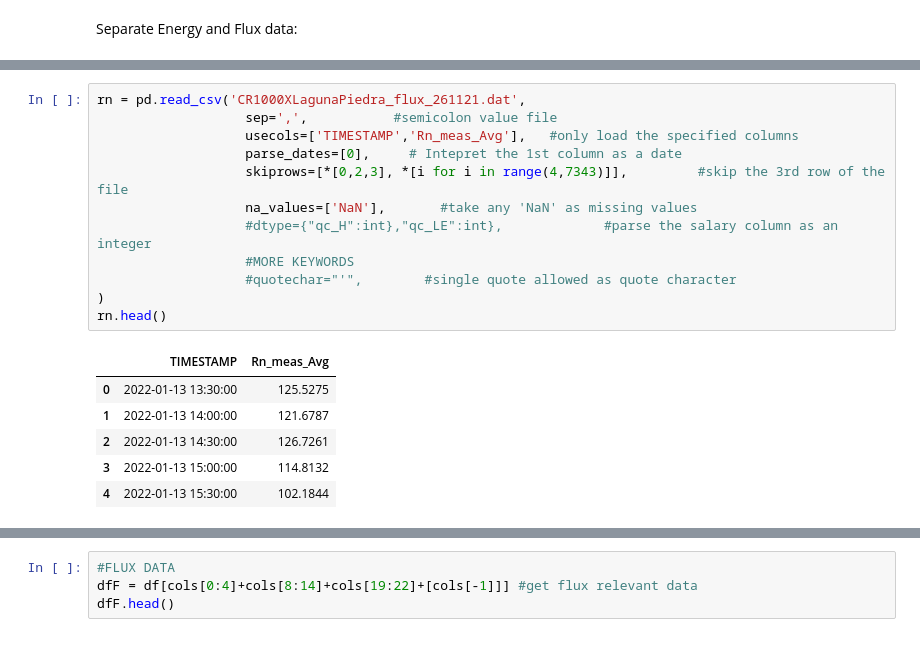
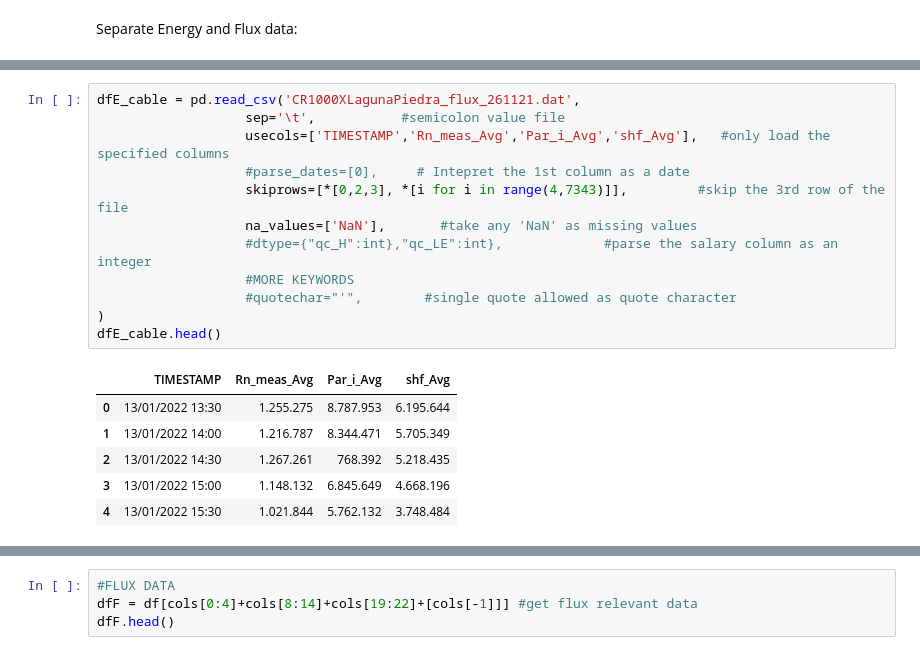
Before and after one commit to stelakus/BTR_DataAnalysis, a Jupyter notebook: Playing_with_data.ipynb, the cells around one changed output, grey strips where cells are left out. Cells and saved outputs as stored; diff of their text form.

```diff
--- a/Playing_with_data.ipynb
+++ b/Playing_with_data.ipynb
@@ -48,22 +48,22 @@ dfE.head()
 | 3 | 2022-01-13 | 15:00 | 136.249 | 1 | 170.559 | 0 | 205.230 | 0.0 | 284.253 | ... |
 | 4 | 2022-01-13 | 15:30 | 136.457 | 1 | 775.454 | 0 | 201.503 | 0.0 | 284.216 | ... |
 # %%
-rn = pd.read_csv('CR1000XLagunaPiedra_flux_261121.dat',
-                   sep=',',           #semicolon value file
-                   usecols=['TIMESTAMP','Rn_meas_Avg'],   #only load the specified columns
-                   parse_dates=[0],     # Intepret the 1st column as a date
+dfE_cable = pd.read_csv('CR1000XLagunaPiedra_flux_261121.dat',
+                   sep='\t',           #semicolon value file
+                   usecols=['TIMESTAMP','Rn_meas_Avg','Par_i_Avg','shf_Avg'],   #only load the specified columns
+                   #parse_dates=[0],     # Intepret the 1st column as a date
                    skiprows=[*[0,2,3], *[i for i in range(4,7343)]],         #skip the 3rd row of the file
                    na_values=['NaN'],       #take any 'NaN' as missing values
                    #dtype={"qc_H":int},"qc_LE":int},             #parse the salary column as an integer
                    #MORE KEYWORDS
                    #quotechar="'",        #single quote allowed as quote character
 )
-rn.head()
+dfE_cable.head()
 # %% [output]
-|  | TIMESTAMP | Rn_meas_Avg |
-| 0 | 2022-01-13 13:30:00 | 125.5275 |
-| 1 | 2022-01-13 14:00:00 | 121.6787 |
-| 2 | 2022-01-13 14:30:00 | 126.7261 |
-| 3 | 2022-01-13 15:00:00 | 114.8132 |
-| 4 | 2022-01-13 15:30:00 | 102.1844 |
+|  | TIMESTAMP | Rn_meas_Avg | Par_i_Avg | shf_Avg |
+| 0 | 13/01/2022 13:30 | 1.255.275 | 8.787.953 | 6.195.644 |
+| 1 | 13/01/2022 14:00 | 1.216.787 | 8.344.471 | 5.705.349 |
+| 2 | 13/01/2022 14:30 | 1.267.261 | 768.392 | 5.218.435 |
+| 3 | 13/01/2022 15:00 | 1.148.132 | 6.845.649 | 4.668.196 |
+| 4 | 13/01/2022 15:30 | 1.021.844 | 5.762.132 | 3.748.484 |
 # %%
```
Also changed, not shown: parts of 13 cells of this notebook, 9 other files.
